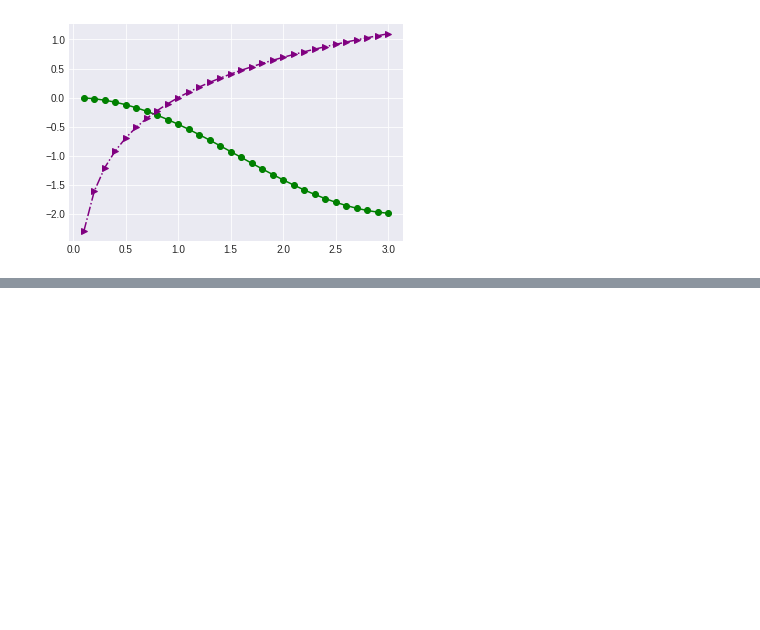
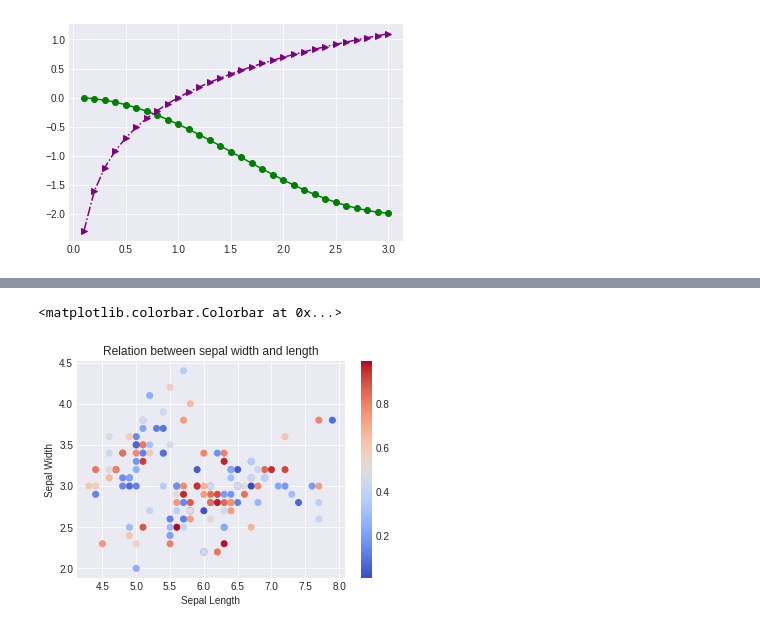
Before and after one commit to tarsojabbes/data-visualization, a Jupyter notebook: Matplotlib.ipynb, the cells around one changed output, grey strips where cells are left out. Saved outputs shown, nothing was run; the diff lists cells and outputs as text; code cells hidden in the pictures; blank space fills up the shorter version.

```diff
--- a/Matplotlib.ipynb
+++ b/Matplotlib.ipynb
@@ -160,0 +178,12 @@ plt.plot(x, np.log(x), markers[-3], color='purple', linestyle='-.')
+# %%
+plt.figure()
+c = np.random.rand(len(iris.species))
+plt.scatter(iris.sepal_length, iris.sepal_width, c=c,
+            cmap = plt.cm.coolwarm)
+plt.xlabel("Sepal Length")
+plt.ylabel("Sepal Width")
+plt.title("Relation between sepal width and length")
+plt.colorbar()
+# %% [output]
+<matplotlib.colorbar.Colorbar at 0x...>
+[figure, added]
```
Also changed, not shown: parts of 16 cells of this notebook.
